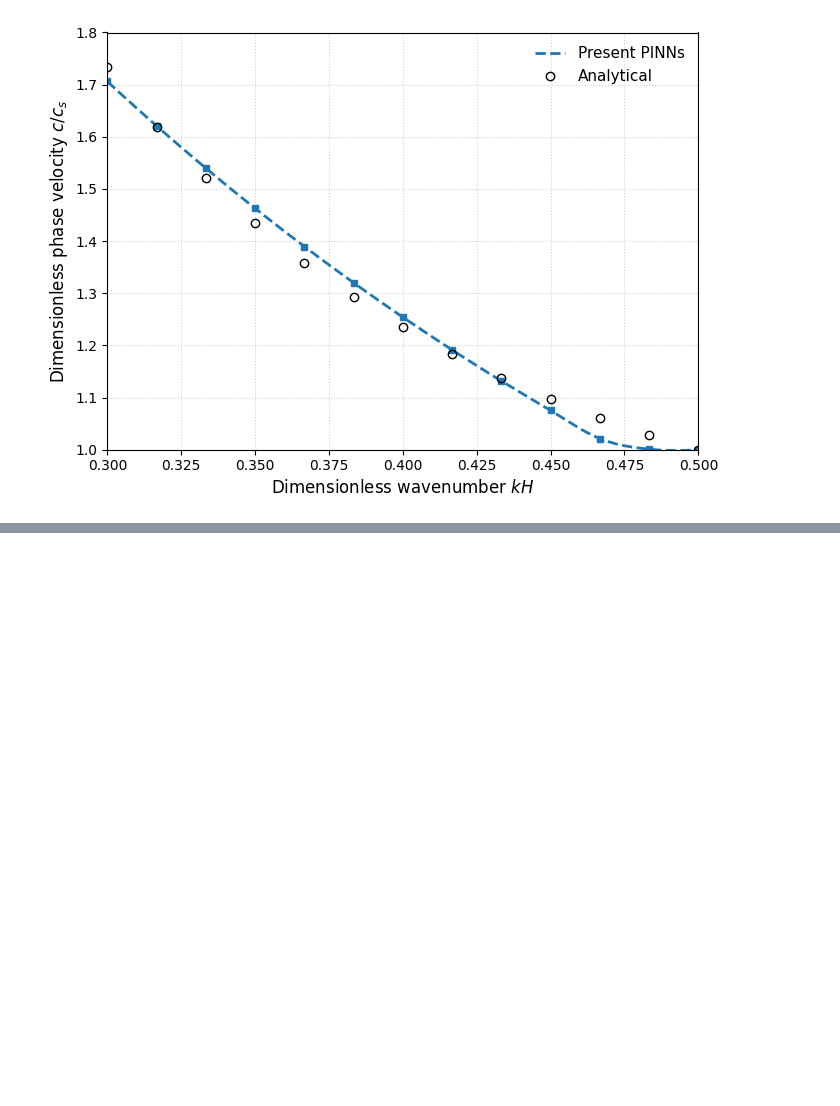
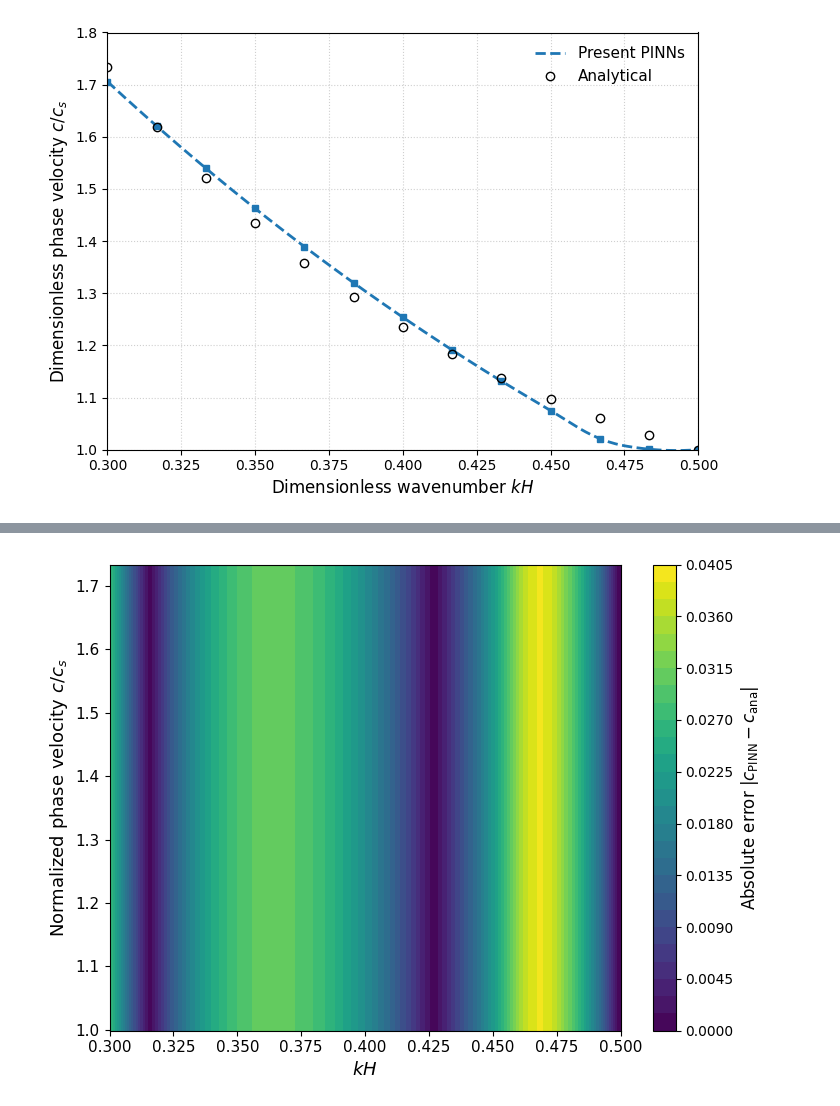
Before and after one commit to mayankjha-my/PINN, a Jupyter notebook: experiments/PINN_three_layer_system.ipynb, the cells around one changed output, grey strips where cells are left out. Cells and saved outputs as stored; diff of their text form; code cells hidden in the pictures; blank space fills up the shorter version.

```diff
--- a/experiments/PINN_three_layer_system.ipynb
+++ b/experiments/PINN_three_layer_system.ipynb
@@ -652,0 +716,52 @@ plt.show()
+# %%
+# ==============================
+# Create grid for contour plot
+# ==============================
+kH_grid, c_grid = np.meshgrid(
+    np.linspace(kH.min(), kH.max(), 200),
+    np.linspace(min(c_pinn.min(), c_ana.min()),
+                max(c_pinn.max(), c_ana.max()), 200)
+)
+
+# Interpolate PINN solution onto grid
+pinn_interp = make_interp_spline(kH_sorted, c_pinn_sorted, k=2)
+c_pinn_grid = pinn_interp(kH_grid[0, :])
+c_pinn_grid = np.tile(c_pinn_grid, (c_grid.shape[0], 1))
+
+# Interpolate analytical solution
+ana_interp = make_interp_spline(kH, c_ana, k=2)
+c_ana_grid = ana_interp(kH_grid[0, :])
+c_ana_grid = np.tile(c_ana_grid, (c_grid.shape[0], 1))
+
+# Error field
+error_field = np.abs(c_pinn_grid - c_ana_grid)
+# ==============================
+# Contour plot
+# ==============================
+plt.figure(figsize=(7.5, 5.5))
+
+cont = plt.contourf(
+    kH_grid, c_grid, error_field,
+    levels=25,
+    cmap='viridis'
+)
+
+# Colorbar
+cbar = plt.colorbar(cont)
+cbar.set_label(r'Absolute error $|c_{\mathrm{PINN}} - c_{\mathrm{ana}}|$', fontsize=12)
+
+# Labels
+plt.xlabel(r'$kH$', fontsize=13)
+plt.ylabel(r'Normalized phase velocity $c/c_s$', fontsize=13)
+
+# Ticks
+plt.xticks(fontsize=11)
+plt.yticks(fontsize=11)
+
+# Grid (optional)
+plt.grid(False)
+
+plt.tight_layout()
+plt.show()
+# %% [output]
+[figure, added]
```
Also changed, not shown: parts of 29 cells of this notebook, 6 other files.
